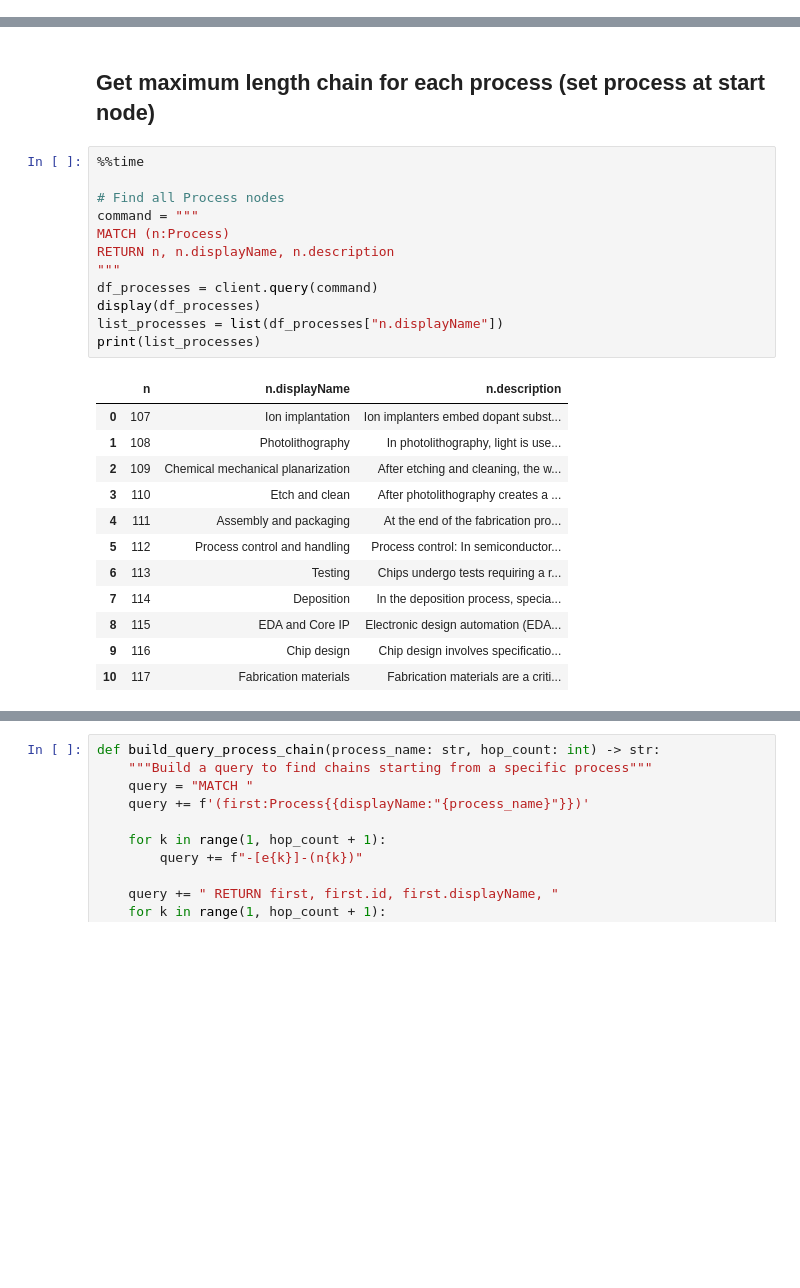
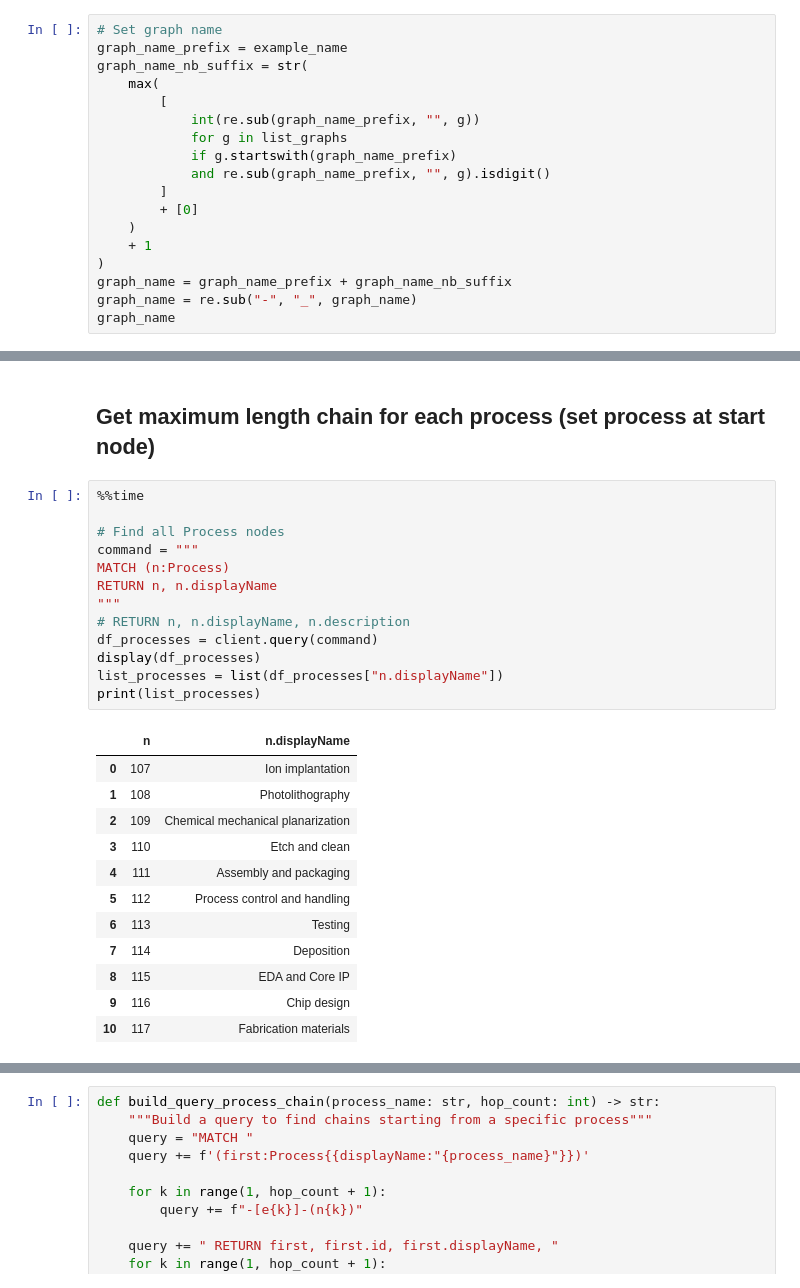
Before and after one commit to turing-db/turingdb-examples, a Jupyter notebook: examples/notebooks/public_version/supply_chain_eto-chip-explorer.ipynb, the cells around one changed output, grey strips where cells are left out. Saved outputs shown, nothing was run; the diff lists cells and outputs as text; blank space fills up the shorter version.

```diff
--- a/examples/notebooks/public_version/supply_chain_eto-chip-explorer.ipynb
+++ b/examples/notebooks/public_version/supply_chain_eto-chip-explorer.ipynb
@@ -635,0 +408,18 @@ client.query("CALL db.history()")
+# %%
+# Set graph name
+graph_name_prefix = example_name
+graph_name_nb_suffix = str(
+    max(
+        [
+            int(re.sub(graph_name_prefix, "", g))
+            for g in list_graphs
+            if g.startswith(graph_name_prefix)
+            and re.sub(graph_name_prefix, "", g).isdigit()
+        ]
+        + [0]
+    )
+    + 1
+)
+graph_name = graph_name_prefix + graph_name_nb_suffix
+graph_name = re.sub("-", "_", graph_name)
+graph_name
@@ -1381,26 +1264,27 @@ Wall time: 5.22 ms
 # %%
 %%time
 
 # Find all Process nodes
 command = """
 MATCH (n:Process)
-RETURN n, n.displayName, n.description
+RETURN n, n.displayName
 """
+# RETURN n, n.displayName, n.description
 df_processes = client.query(command)
 display(df_processes)
 list_processes = list(df_processes["n.displayName"])
 print(list_processes)
 # %% [output]
-|  | n | n.displayName | n.description |
-| 0 | 107 | Ion implantation | Ion implanters embed dopant subst... |
-| 1 | 108 | Photolithography | In photolithography, light is use... |
-| 2 | 109 | Chemical mechanical planarization | After etching and cleaning, the w... |
-| 3 | 110 | Etch and clean | After photolithography creates a ... |
-| 4 | 111 | Assembly and packaging | At the end of the fabrication pro... |
-| 5 | 112 | Process control and handling | Process control: In semiconductor... |
-| 6 | 113 | Testing | Chips undergo tests requiring a r... |
-| 7 | 114 | Deposition | In the deposition process, specia... |
-| 8 | 115 | EDA and Core IP | Electronic design automation (EDA... |
-| 9 | 116 | Chip design | Chip design involves specificatio... |
-| 10 | 117 | Fabrication materials | Fabrication materials are a criti... |
+|  | n | n.displayName |
+| 0 | 107 | Ion implantation |
+| 1 | 108 | Photolithography |
+| 2 | 109 | Chemical mechanical planarization |
+| 3 | 110 | Etch and clean |
+| 4 | 111 | Assembly and packaging |
+| 5 | 112 | Process control and handling |
+| 6 | 113 | Testing |
+| 7 | 114 | Deposition |
+| 8 | 115 | EDA and Core IP |
+| 9 | 116 | Chip design |
+| 10 | 117 | Fabrication materials |
 ['Ion implantation', 'Photolithography', 'Chemical mechanical planarization', 'Etch and clean', 'Assembly and packaging', 'Process control and handling', 'Testing', 'Deposition', 'EDA and Core IP', 'C ...
```
Also changed, not shown: parts of 82 cells of this notebook.
